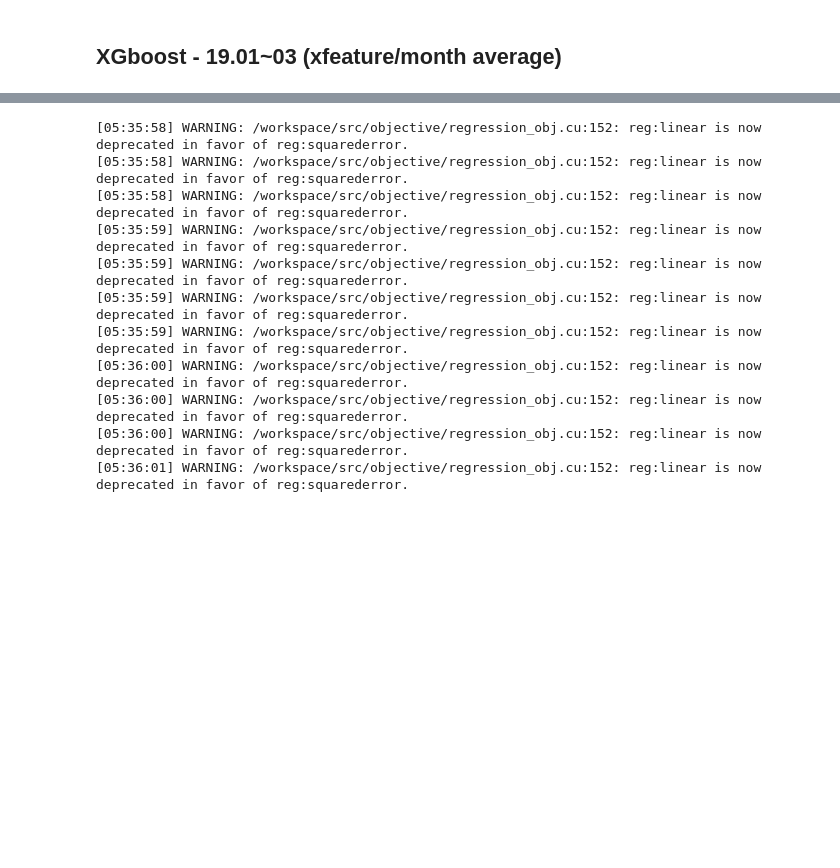
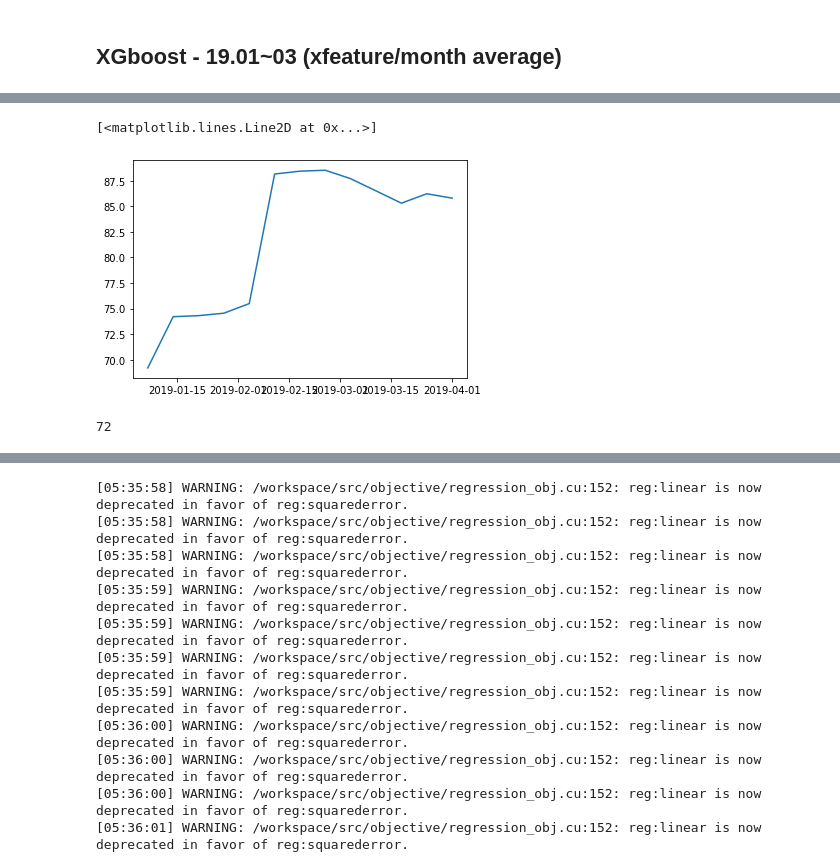
Before and after one commit to DoSungjin/black_coal_price, a Jupyter notebook: Week_trend.ipynb, the cells around one changed output, grey strips where cells are left out. Saved outputs shown, nothing was run; the diff lists cells and outputs as text; code cells hidden in the pictures; blank space fills up the shorter version.

```diff
--- a/Week_trend.ipynb
+++ b/Week_trend.ipynb
@@ -390,3 +457,12 @@ df
+# %%
+plt.plot(df_resample['iron'])
+# %% [output]
+[<matplotlib.lines.Line2D at 0x...>]
+[figure, added]
+# %%
+df_resample['Coal'].isnull().sum()
+# %% [output]
+72
 # %%
 period = 90
 
```
Also changed, not shown: parts of 19 cells of this notebook.
